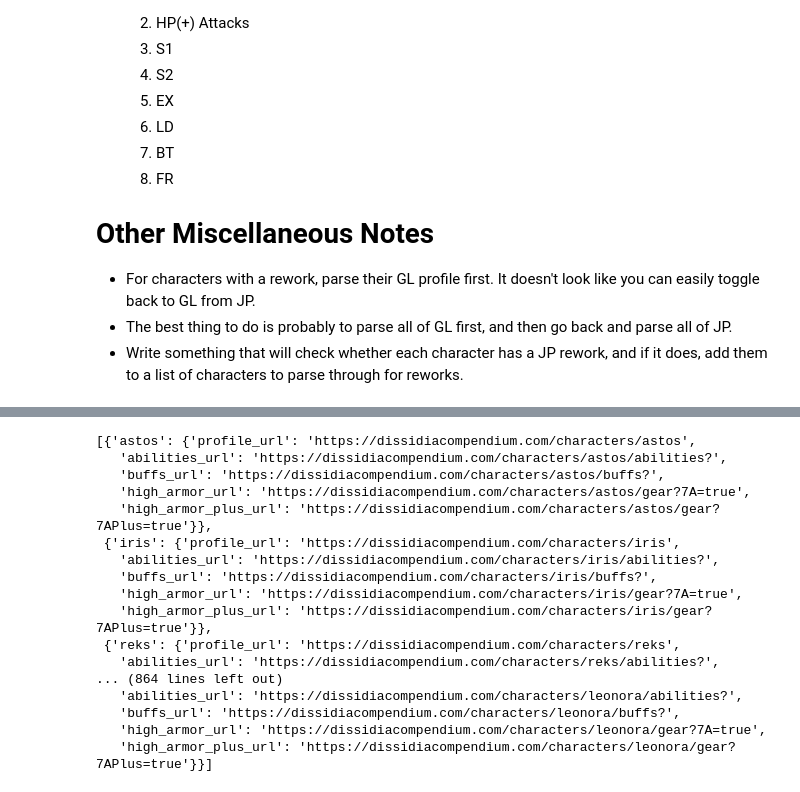
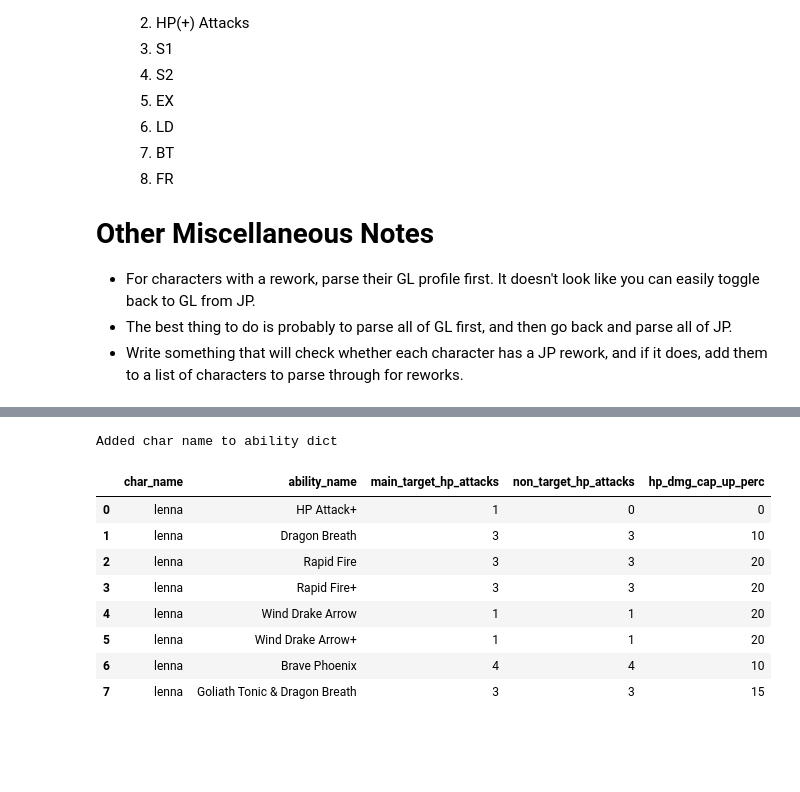
Before and after one commit to Jace743/dffoo-data-pipeline, a Jupyter notebook: Scratch Notebook.ipynb, the cells around one changed output, grey strips where cells are left out. Drawn from its saved outputs; the diff is of its cells as text; code cells hidden in the pictures; blank space fills up the shorter version.

```diff
--- a/Scratch Notebook.ipynb
+++ b/Scratch Notebook.ipynb
@@ -81,20 +373,0 @@ for char_link in character_link_list:
-# %%
-character_dict_list
-# %% [output]
-[{'astos': {'profile_url': 'https://dissidiacompendium.com/characters/astos',
-   'abilities_url': 'https://dissidiacompendium.com/characters/astos/abilities?',
-   'buffs_url': 'https://dissidiacompendium.com/characters/astos/buffs?',
-   'high_armor_url': 'https://dissidiacompendium.com/characters/astos/gear?7A=true',
-   'high_armor_plus_url': 'https://dissidiacompendium.com/characters/astos/gear?7APlus=true'}},
- {'iris': {'profile_url': 'https://dissidiacompendium.com/characters/iris',
-   'abilities_url': 'https://dissidiacompendium.com/characters/iris/abilities?',
-   'buffs_url': 'https://dissidiacompendium.com/characters/iris/buffs?',
-   'high_armor_url': 'https://dissidiacompendium.com/characters/iris/gear?7A=true',
-   'high_armor_plus_url': 'https://dissidiacompendium.com/characters/iris/gear?7APlus=true'}},
- {'reks': {'profile_url': 'https://dissidiacompendium.com/characters/reks',
-   'abilities_url': 'https://dissidiacompendium.com/characters/reks/abilities?',
-... (864 lines left out)
-   'abilities_url': 'https://dissidiacompendium.com/characters/leonora/abilities?',
-   'buffs_url': 'https://dissidiacompendium.com/characters/leonora/buffs?',
-   'high_armor_url': 'https://dissidiacompendium.com/characters/leonora/gear?7A=true',
-   'high_armor_plus_url': 'https://dissidiacompendium.com/characters/leonora/gear?7APlus=true'}}]
@@ -106,0 +374,19 @@ character_
+# %%
+character_link_dict = generate_character_links(character_list_url)
+# %%
+ability_dict = generate_ability_dict(character_link_dict['lenna']['abilities_url'])
+
+df = extract_ability_hp_attack_count(ability_dict)
+
+df
+# %% [output]
+Added char name to ability dict
+|  | char_name | ability_name | main_target_hp_attacks | non_target_hp_attacks | hp_dmg_cap_up_perc |
+| 0 | lenna | HP Attack+ | 1 | 0 | 0 |
+| 1 | lenna | Dragon Breath | 3 | 3 | 10 |
+| 2 | lenna | Rapid Fire | 3 | 3 | 20 |
+| 3 | lenna | Rapid Fire+ | 3 | 3 | 20 |
+| 4 | lenna | Wind Drake Arrow | 1 | 1 | 20 |
+| 5 | lenna | Wind Drake Arrow+ | 1 | 1 | 20 |
+| 6 | lenna | Brave Phoenix | 4 | 4 | 10 |
+| 7 | lenna | Goliath Tonic & Dragon Breath | 3 | 3 | 15 |
```
Also changed, not shown: parts of 17 cells of this notebook, 7 other files.
